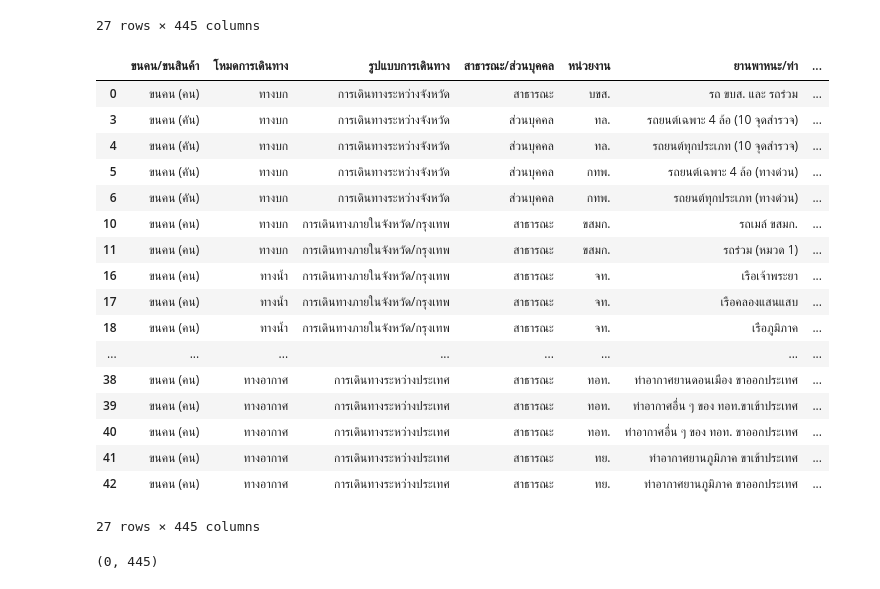
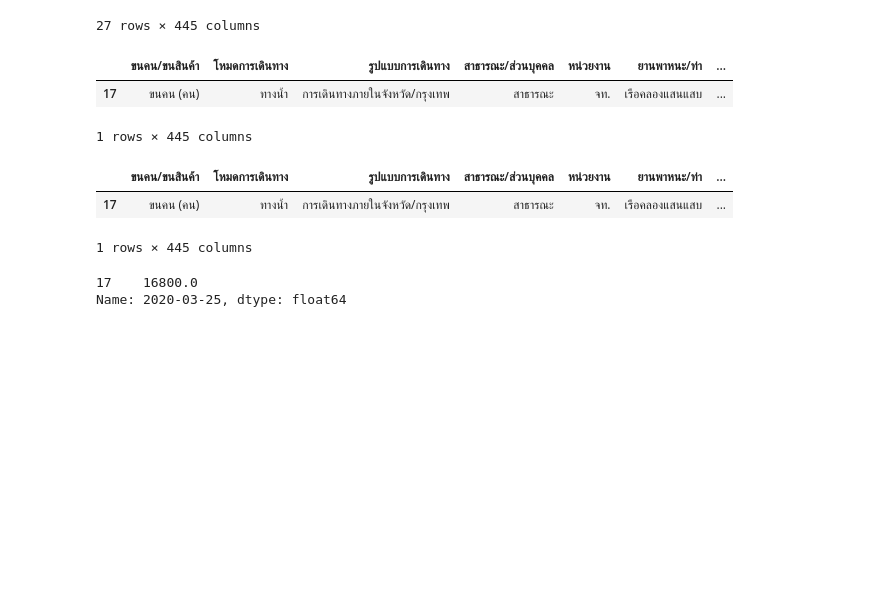
Before and after one commit to jiriyaporn/data_viz, a Jupyter notebook: Untitled11.ipynb, the cells around one changed output. Saved outputs shown, nothing was run; the diff lists cells and outputs as text; code cells hidden in the pictures; blank space fills up the shorter version.

```diff
--- a/Untitled11.ipynb
+++ b/Untitled11.ipynb
@@ -26,32 +26,25 @@ df1
 | 41 | ขนคน (คน) | ทางอากาศ | การเดินทางระหว่างประเทศ | สาธารณะ | ทย. | ท่าอากาศยานภูมิภาค ขาเข้าประเทศ | ... |
 | 42 | ขนคน (คน) | ทางอากาศ | การเดินทางระหว่างประเทศ | สาธารณะ | ทย. | ท่าอากาศยานภูมิภาค ขาออกประเทศ | ... |
 27 rows × 445 columns
+# %%
+df = df1[df1['ยานพาหนะ/ท่า']=='เรือคลองแสนแสบ']
+df
+# %% [output]
+|  | ขนคน/ขนสินค้า | โหมดการเดินทาง | รูปแบบการเดินทาง | สาธารณะ/ส่วนบุคคล | หน่วยงาน | ยานพาหนะ/ท่า | ... |
+| 17 | ขนคน (คน) | ทางน้ำ | การเดินทางภายในจังหวัด/กรุงเทพ | สาธารณะ | จท. | เรือคลองแสนแสบ | ... |
+1 rows × 445 columns
 # %%
 from datetime import datetime
 # %%
-df1.columns = [i.strftime('%Y-%m-%d') if isinstance(i, datetime) else i for  i in df1.columns]
-df1
+df.columns = [i.strftime('%Y-%m-%d') if isinstance(i, datetime) else i for  i in df.columns]
+df
 # %% [output]
 |  | ขนคน/ขนสินค้า | โหมดการเดินทาง | รูปแบบการเดินทาง | สาธารณะ/ส่วนบุคคล | หน่วยงาน | ยานพาหนะ/ท่า | ... |
-| 0 | ขนคน (คน) | ทางบก | การเดินทางระหว่างจังหวัด | สาธารณะ | บขส. | รถ ขบส. และ รถร่วม | ... |
-| 3 | ขนคน (คัน) | ทางบก | การเดินทางระหว่างจังหวัด | ส่วนบุคคล | ทล. | รถยนต์เฉพาะ 4 ล้อ (10 จุดสำรวจ) | ... |
-| 4 | ขนคน (คัน) | ทางบก | การเดินทางระหว่างจังหวัด | ส่วนบุคคล | ทล. | รถยนต์ทุกประเภท (10 จุดสำรวจ) | ... |
-| 5 | ขนคน (คัน) | ทางบก | การเดินทางระหว่างจังหวัด | ส่วนบุคคล | กทพ. | รถยนต์เฉพาะ 4 ล้อ (ทางด่วน) | ... |
-| 6 | ขนคน (คัน) | ทางบก | การเดินทางระหว่างจังหวัด | ส่วนบุคคล | กทพ. | รถยนต์ทุกประเภท (ทางด่วน) | ... |
-| 10 | ขนคน (คน) | ทางบก | การเดินทางภายในจังหวัด/กรุงเทพ | สาธารณะ | ขสมก. | รถเมล์ ขสมก. | ... |
-| 11 | ขนคน (คน) | ทางบก | การเดินทางภายในจังหวัด/กรุงเทพ | สาธารณะ | ขสมก. | รถร่วม (หมวด 1) | ... |
-| 16 | ขนคน (คน) | ทางน้ำ | การเดินทางภายในจังหวัด/กรุงเทพ | สาธารณะ | จท. | เรือเจ้าพระยา | ... |
 | 17 | ขนคน (คน) | ทางน้ำ | การเดินทางภายในจังหวัด/กรุงเทพ | สาธารณะ | จท. | เรือคลองแสนแสบ | ... |
-| 18 | ขนคน (คน) | ทางน้ำ | การเดินทางภายในจังหวัด/กรุงเทพ | สาธารณะ | จท. | เรือภูมิภาค | ... |
-| ... | ... | ... | ... | ... | ... | ... | ... |
-| 38 | ขนคน (คน) | ทางอากาศ | การเดินทางระหว่างประเทศ | สาธารณะ | ทอท. | ท่าอากาศยานดอนเมือง ขาออกประเทศ | ... |
-| 39 | ขนคน (คน) | ทางอากาศ | การเดินทางระหว่างประเทศ | สาธารณะ | ทอท. | ท่าอากาศอื่น ๆ ของ ทอท.ขาเข้าประเทศ | ... |
-| 40 | ขนคน (คน) | ทางอากาศ | การเดินทางระหว่างประเทศ | สาธารณะ | ทอท. | ท่าอากาศอื่น ๆ ของ ทอท. ขาออกประเทศ | ... |
-| 41 | ขนคน (คน) | ทางอากาศ | การเดินทางระหว่างประเทศ | สาธารณะ | ทย. | ท่าอากาศยานภูมิภาค ขาเข้าประเทศ | ... |
-| 42 | ขนคน (คน) | ทางอากาศ | การเดินทางระหว่างประเทศ | สาธารณะ | ทย. | ท่าอากาศยานภูมิภาค ขาออกประเทศ | ... |
-27 rows × 445 columns
+1 rows × 445 columns
-# %%
-df = df1[df1['ยานพาหนะ/ท่า'] == '	เรือเจ้าพระยา']
-df
-# %% [output]
-(0, 445)
+# %%
+df4= df['2020-03-25']
+df4
+# %% [output]
+17    16800.0
+Name: 2020-03-25, dtype: float64
```
